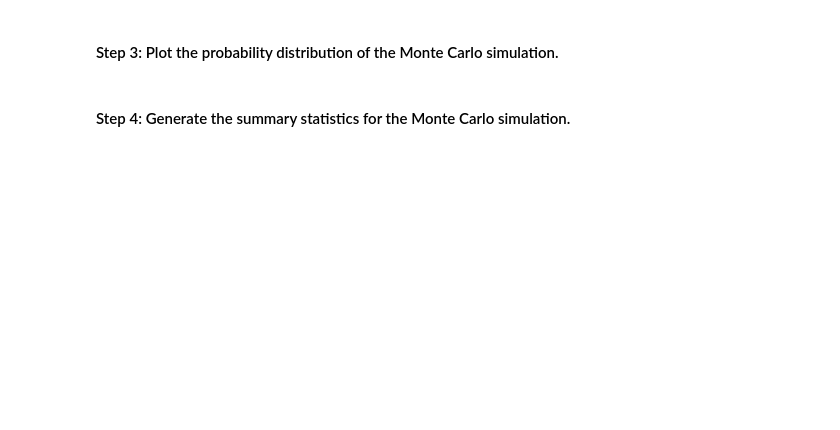
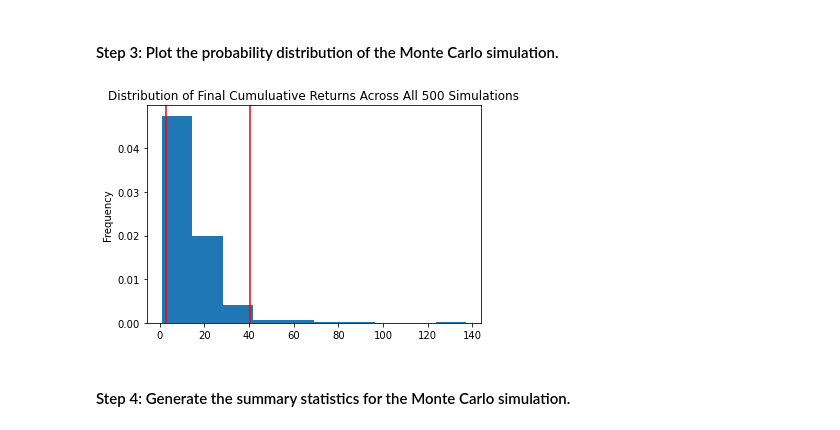
Before and after one commit to ALovettII/5-challenge, a Jupyter notebook: financial_planning_tools.ipynb, the cells around one changed output. Drawn from its saved outputs; the diff is of its cells as text; code cells hidden in the pictures; blank space fills up the shorter version.

```diff
--- a/financial_planning_tools.ipynb
+++ b/financial_planning_tools.ipynb
@@ -484,7 +570,9 @@ In this section, you’ll use the MCForecastTools library to create a Monte Carl
 # %%
 # Visualize the probability distribution of the 30-year Monte Carlo simulation
 # by plotting a histogram
-# YOUR CODE HERE
+MC_4060_dist_plot = MC_4060.plot_distribution()
+# %% [output]
+[figure, added]
 # %% [markdown]
 #### Step 4: Generate the summary statistics for the Monte Carlo simulation.
 # %%
```
Also changed, not shown: parts of 12 cells of this notebook.
